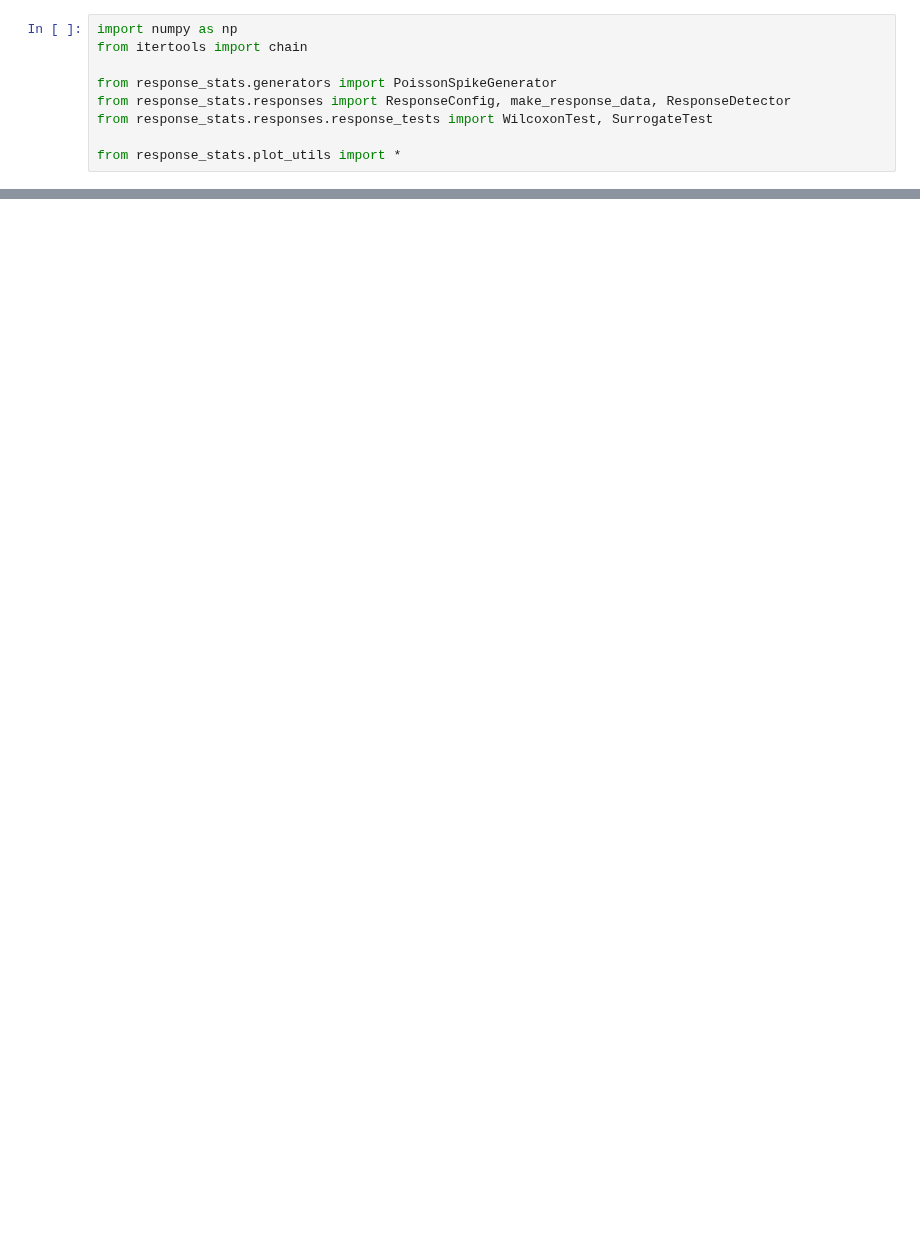
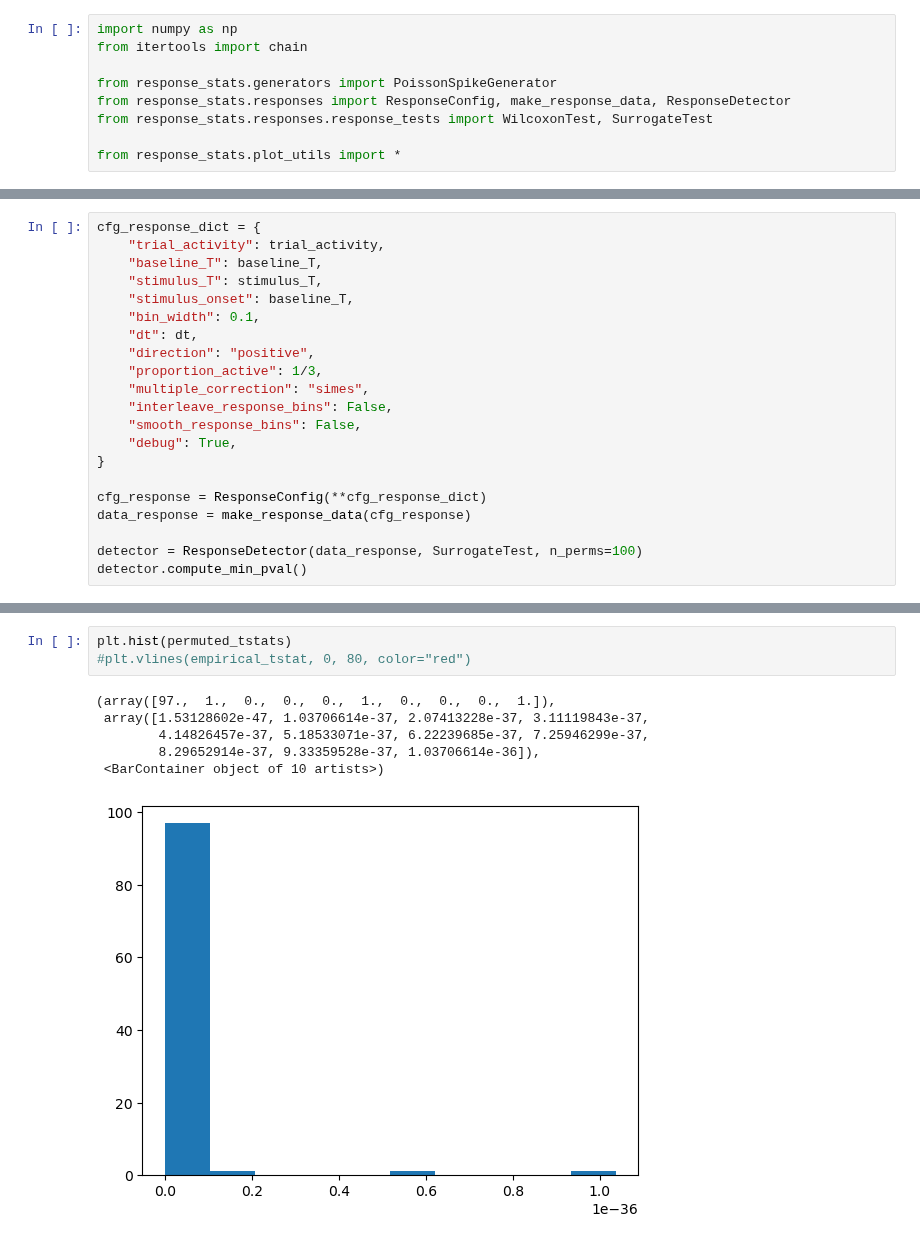
Before and after one commit to a-darcher/response_generator, a Jupyter notebook: dev.ipynb, the cells around one changed output, grey strips where cells are left out. Drawn from its saved outputs; the diff is of its cells as text; blank space fills up the shorter version.

```diff
--- a/dev.ipynb
+++ b/dev.ipynb
@@ -140,0 +71,21 @@ def construct_surrogates(self, data: ResponseData) -> np.ndarray:
+# %%
+cfg_response_dict = {
+    "trial_activity": trial_activity,
+    "baseline_T": baseline_T,
+    "stimulus_T": stimulus_T,
+    "stimulus_onset": baseline_T,
+    "bin_width": 0.1,
+    "dt": dt,
+    "direction": "positive",
+    "proportion_active": 1/3,
+    "multiple_correction": "simes",
+    "interleave_response_bins": False,
+    "smooth_response_bins": False,
+    "debug": True,
+}
+
+cfg_response = ResponseConfig(**cfg_response_dict)
+data_response = make_response_data(cfg_response)
+
+detector = ResponseDetector(data_response, SurrogateTest, n_perms=100)
+detector.compute_min_pval()
@@ -140,0 +201,10 @@ def construct_surrogates(self, data: ResponseData) -> np.ndarray:
+# %%
+plt.hist(permuted_tstats)
+#plt.vlines(empirical_tstat, 0, 80, color="red")
+# %% [output]
+(array([97.,  1.,  0.,  0.,  0.,  1.,  0.,  0.,  0.,  1.]),
+ array([1.53128602e-47, 1.03706614e-37, 2.07413228e-37, 3.11119843e-37,
+        4.14826457e-37, 5.18533071e-37, 6.22239685e-37, 7.25946299e-37,
+        8.29652914e-37, 9.33359528e-37, 1.03706614e-36]),
+ <BarContainer object of 10 artists>)
+[figure, added]
```
Also changed, not shown: parts of 21 cells of this notebook, 4 other files.
